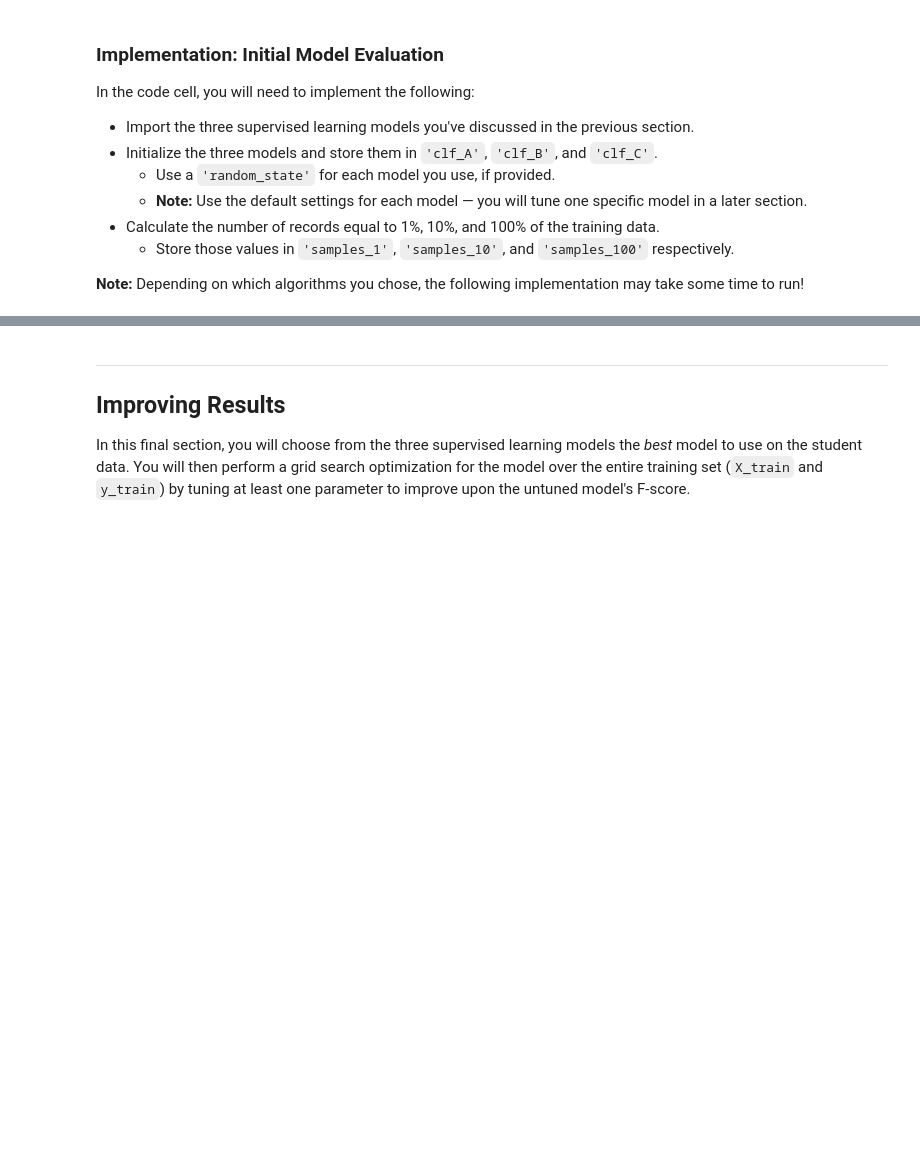
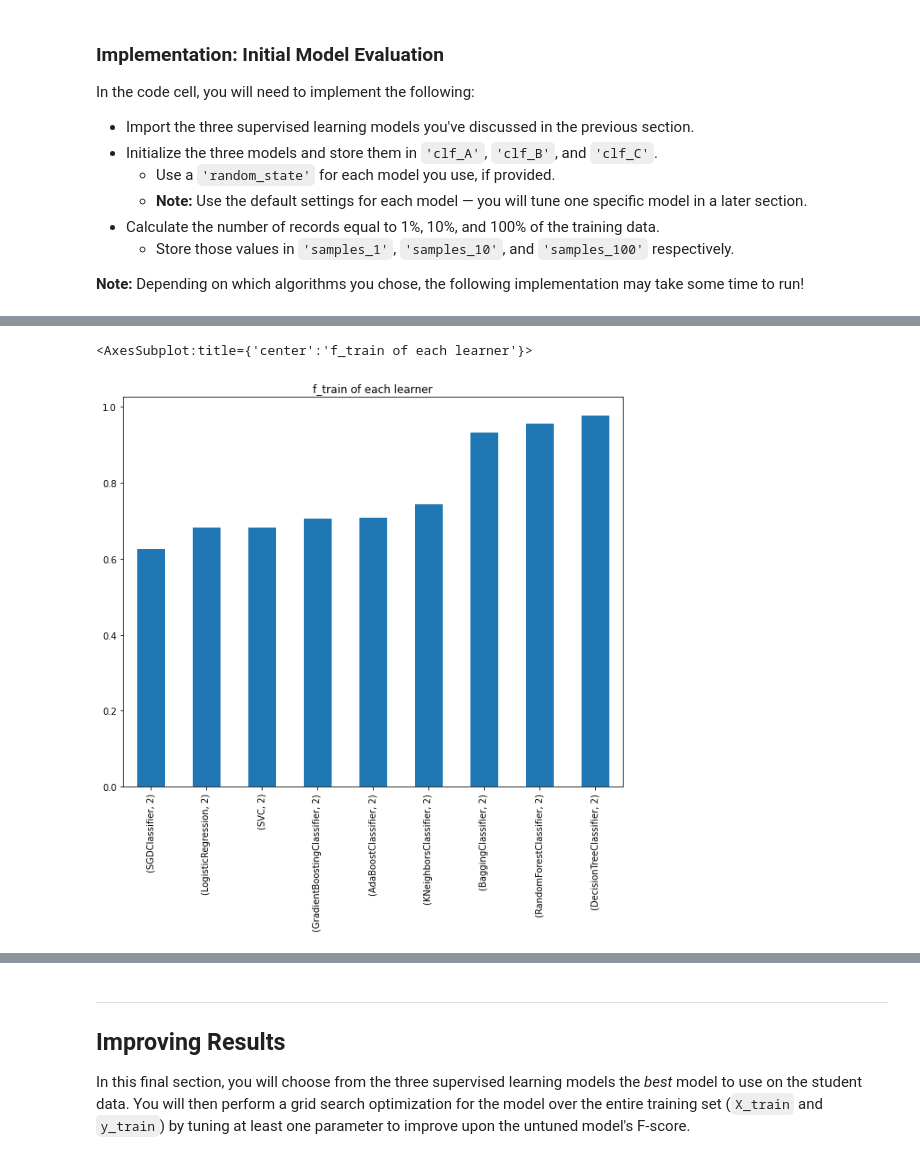
Before and after one commit to amine-mih-dev/salary-prediction, a Jupyter notebook: starter/finding_donors.ipynb, the cells around one changed output, grey strips where cells are left out. Cells and saved outputs as stored; diff of their text form; code cells hidden in the pictures; blank space fills up the shorter version.

```diff
--- a/starter/finding_donors.ipynb
+++ b/starter/finding_donors.ipynb
@@ -571,0 +662,31 @@ TypeError: unsupported operand type(s) for +: 'dict_keys' and 'dict_keys'
+# %%
+# split data into train and test sets
+X_train, X_test, y_train, y_test = train_test_split(features_final,
+                                                    income,  test_size = 0.4, random_state = 0)
+# split test set into test and validation sets
+X_test, X_val, y_test, y_val = train_test_split(X_test, y_test, test_size = 0.5, random_state = 0)
+
+
+clf_A = DecisionTreeClassifier(random_state = 0)
+clf_B = RandomForestClassifier(random_state = 0)
+clf_C = AdaBoostClassifier(random_state = 0)
+clf_D = BaggingClassifier(random_state = 0)
+clf_E = KNeighborsClassifier()
+clf_F = GradientBoostingClassifier(random_state = 0)
+clf_G = SVC(random_state = 0)
+clf_H = SGDClassifier(random_state = 0)
+clf_I = LogisticRegression(random_state = 0)
+
+
+# create a list with all the classifiers
+clfs = [clf_A, clf_B, clf_C, clf_D, clf_E, clf_F, clf_G, clf_H, clf_I]
+
+
+# train the classifiers with validation set
+results_val = {}
+for clf in clfs:
+    clf_name = clf.__class__.__name__
+    print('=' * 80)
+    print(clf_name)
+    results_val[clf_name] = {}
+    results_val[clf_name][i] = train_predict(clf, samples_100, X_train, y_train, X_val, y_val)
@@ -571,0 +718,5 @@ TypeError: unsupported operand type(s) for +: 'dict_keys' and 'dict_keys'
+# %%
+# conver results_val to data frame
+df_val = pd.concat([pd.DataFrame(results_val[key]) for key in results_val.keys()],keys = ['DecisionTreeClassifier','RandomForestClassifier', 'AdaBoostClassifier', 'BaggingClassifier',
+'KNeighborsClassifier', 'GradientBoostingClassifier','SVC','SGDClassifier', 'LogisticRegression'] ,axis=1)
+df_val
@@ -571,0 +732,6 @@ TypeError: unsupported operand type(s) for +: 'dict_keys' and 'dict_keys'
+# %%
+# plot f_train of each learner
+(df_val.loc['f_train'].sort_values()).plot(kind = 'bar', title = 'f_train of each learner', figsize = (10,8))
+# %% [output]
+<AxesSubplot:title={'center':'f_train of each learner'}>
+[figure, added]
```
Also changed, not shown: parts of 15 cells of this notebook.
